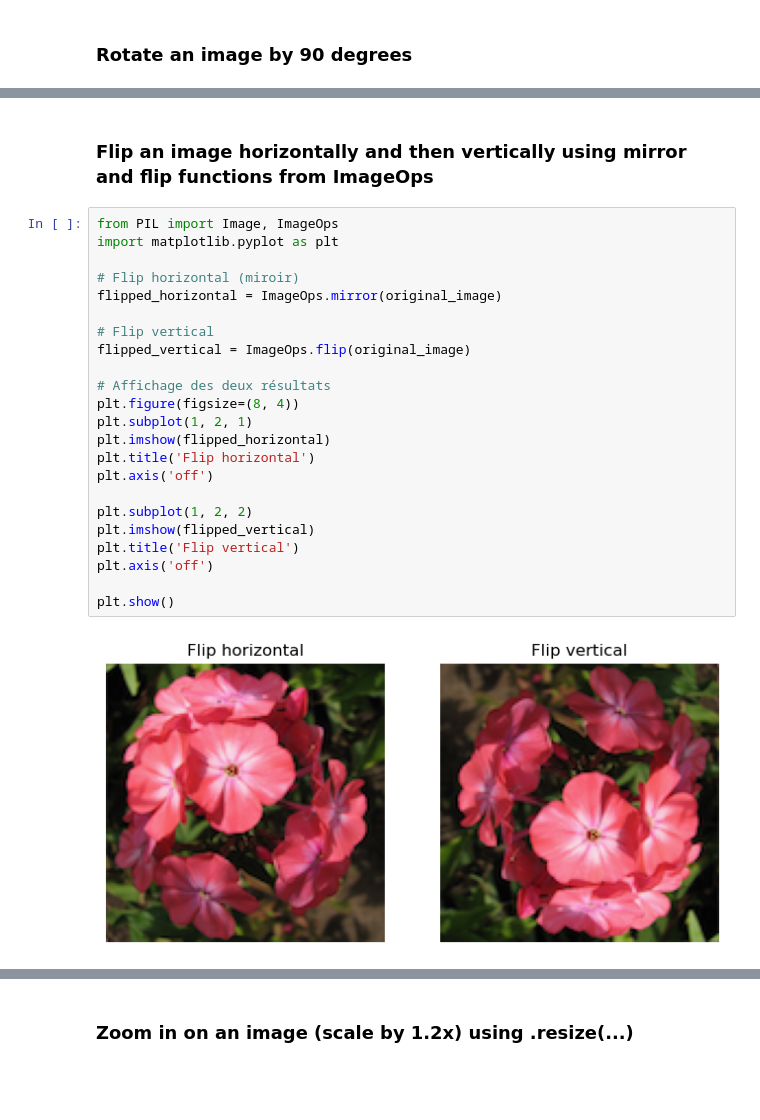
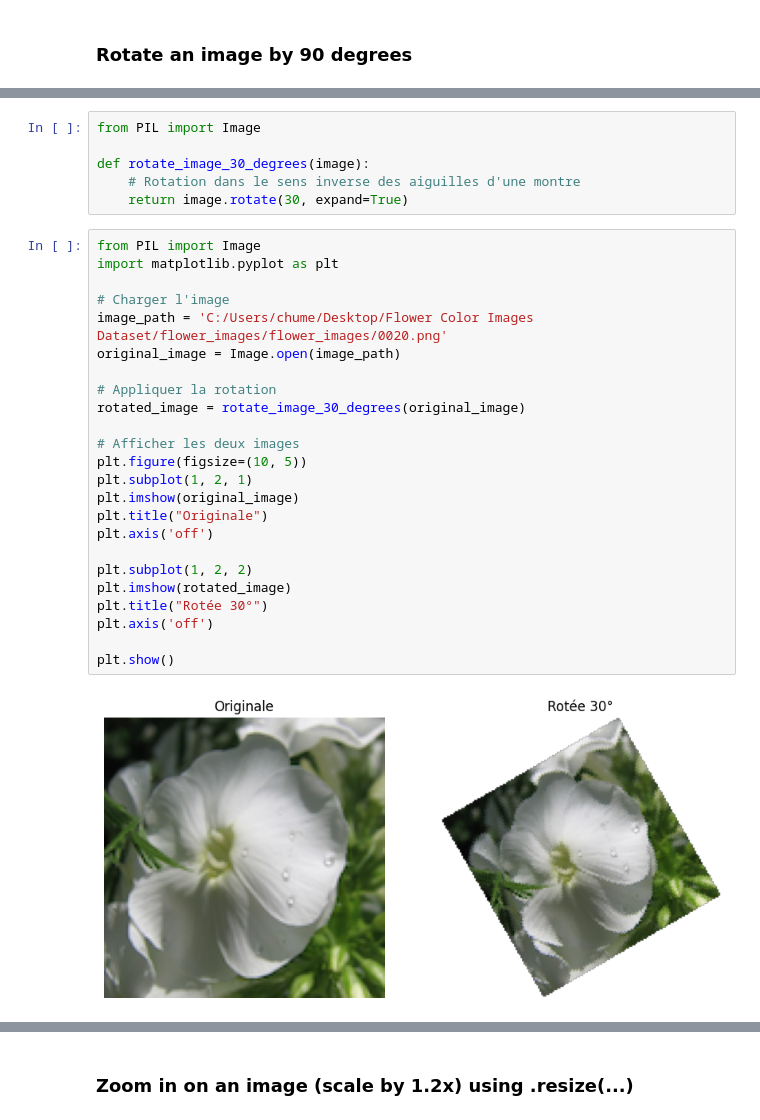
Before and after one commit to Michel836/FSTB_Bootcamp_2025_Repository_Github, a Jupyter notebook: Week02/Day2/W02D2_Challenge-M.ipynb, the cells around one changed output, grey strips where cells are left out. Drawn from its saved outputs; the diff is of its cells as text; blank space fills up the shorter version.

```diff
--- a/Week02/Day2/W02D2_Challenge-M.ipynb
+++ b/Week02/Day2/W02D2_Challenge-M.ipynb
@@ -117,27 +89,32 @@ plt.show()
-# %% [markdown]
-### Flip an image horizontally and then vertically using mirror and flip functions from ImageOps
-# %%
-from PIL import Image, ImageOps
-import matplotlib.pyplot as plt
-
-# Flip horizontal (miroir)
-flipped_horizontal = ImageOps.mirror(original_image)
-
-# Flip vertical
-flipped_vertical = ImageOps.flip(original_image)
-
-# Affichage des deux résultats
-plt.figure(figsize=(8, 4))
-plt.subplot(1, 2, 1)
-plt.imshow(flipped_horizontal)
-plt.title('Flip horizontal')
-plt.axis('off')
-
-plt.subplot(1, 2, 2)
-plt.imshow(flipped_vertical)
-plt.title('Flip vertical')
-plt.axis('off')
-
-plt.show()
-# %% [output]
-[figure, removed]
+# %%
+from PIL import Image
+
+def rotate_image_30_degrees(image):
+    # Rotation dans le sens inverse des aiguilles d'une montre
+    return image.rotate(30, expand=True)
+# %%
+from PIL import Image
+import matplotlib.pyplot as plt
+
+# Charger l'image
+image_path = 'C:/Users/chume/Desktop/Flower Color Images Dataset/flower_images/flower_images/0020.png'
+original_image = Image.open(image_path)
+
+# Appliquer la rotation
+rotated_image = rotate_image_30_degrees(original_image)
+
+# Afficher les deux images
+plt.figure(figsize=(10, 5))
+plt.subplot(1, 2, 1)
+plt.imshow(original_image)
+plt.title("Originale")
+plt.axis('off')
+
+plt.subplot(1, 2, 2)
+plt.imshow(rotated_image)
+plt.title("Rotée 30°")
+plt.axis('off')
+
+plt.show()
+# %% [output]
+[figure, added]
```
Also changed, not shown: parts of 13 cells of this notebook.
